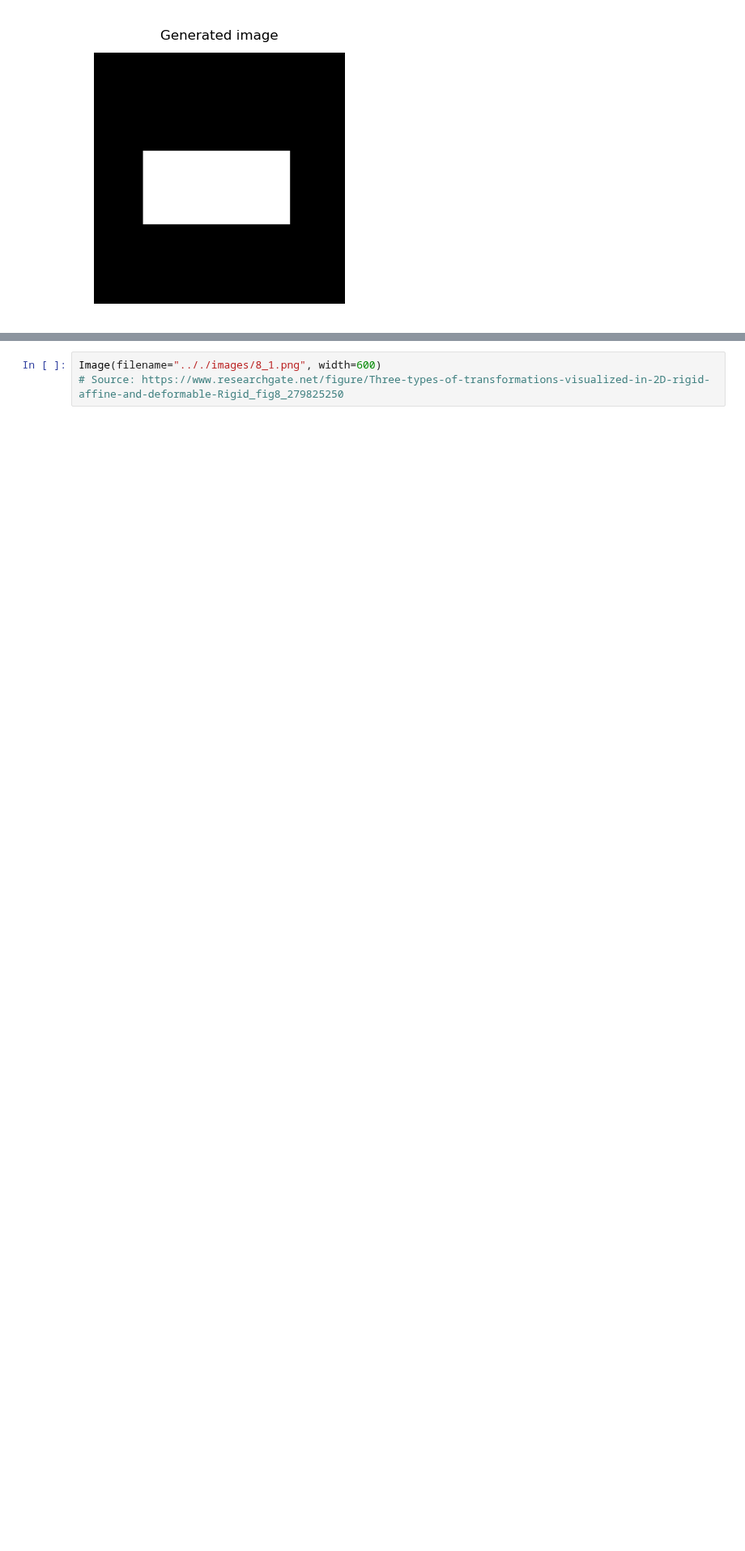
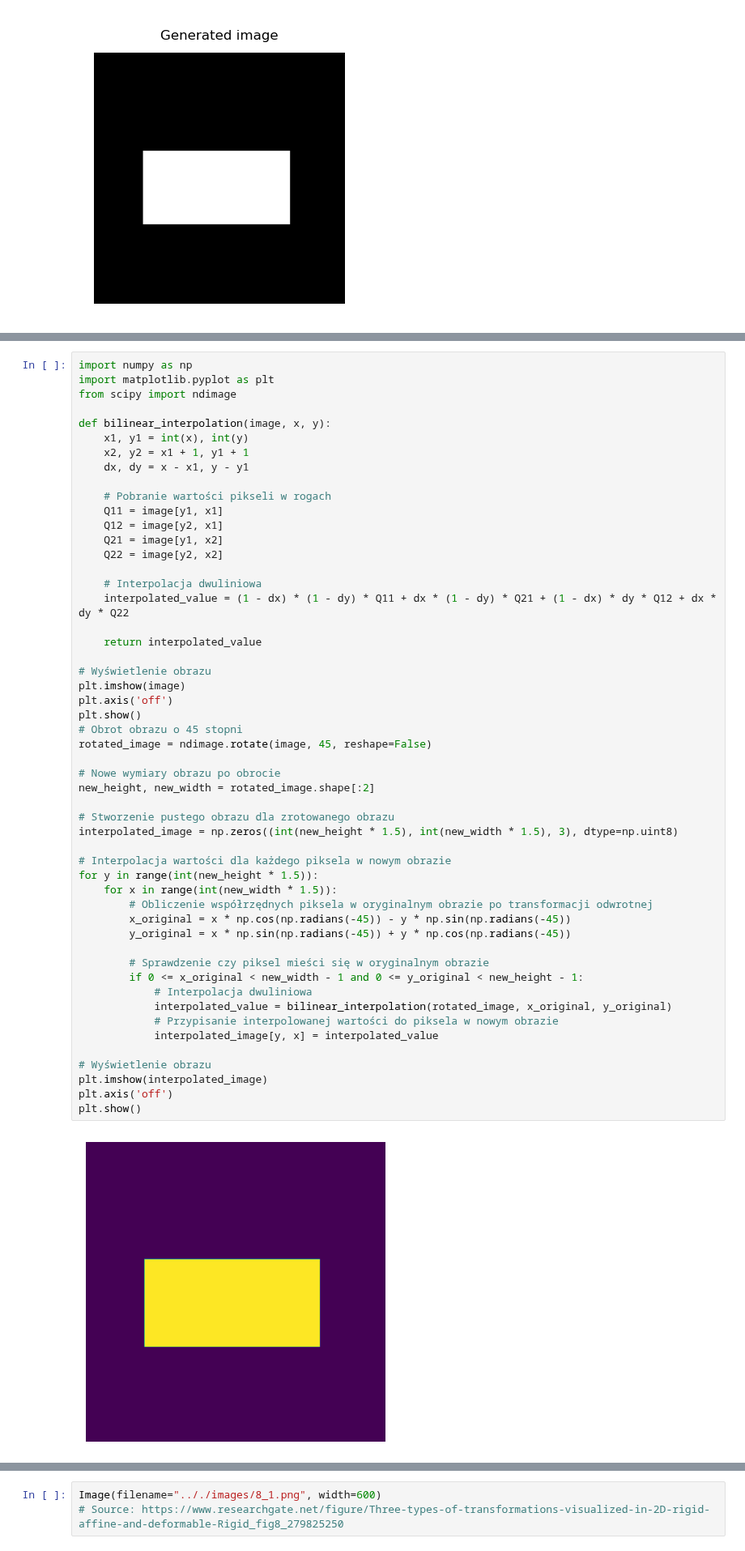
Before and after one commit to aflorkowska/Image-Processing, a Jupyter notebook: PL/8_Interpolacja i macierze transformacji.ipynb, the cells around one changed output, grey strips where cells are left out. Shown at 81% size. Drawn from its saved outputs; the diff is of its cells as text; blank space fills up the shorter version.

```diff
--- a/PL/8_Interpolacja i macierze transformacji.ipynb
+++ b/PL/8_Interpolacja i macierze transformacji.ipynb
@@ -165,0 +119,54 @@ plt.show()
+# %%
+import numpy as np
+import matplotlib.pyplot as plt
+from scipy import ndimage
+
+def bilinear_interpolation(image, x, y):
+    x1, y1 = int(x), int(y)
+    x2, y2 = x1 + 1, y1 + 1
+    dx, dy = x - x1, y - y1
+
+    # Pobranie wartości pikseli w rogach
+    Q11 = image[y1, x1]
+    Q12 = image[y2, x1]
+    Q21 = image[y1, x2]
+    Q22 = image[y2, x2]
+
+    # Interpolacja dwuliniowa
+    interpolated_value = (1 - dx) * (1 - dy) * Q11 + dx * (1 - dy) * Q21 + (1 - dx) * dy * Q12 + dx * dy * Q22
+
+    return interpolated_value
+
+# Wyświetlenie obrazu
+plt.imshow(image)
+plt.axis('off')
+plt.show()
+# Obrot obrazu o 45 stopni
+rotated_image = ndimage.rotate(image, 45, reshape=False)
+
+# Nowe wymiary obrazu po obrocie
+new_height, new_width = rotated_image.shape[:2]
+
+# Stworzenie pustego obrazu dla zrotowanego obrazu
+interpolated_image = np.zeros((int(new_height * 1.5), int(new_width * 1.5), 3), dtype=np.uint8)
+
+# Interpolacja wartości dla każdego piksela w nowym obrazie
+for y in range(int(new_height * 1.5)):
+    for x in range(int(new_width * 1.5)):
+        # Obliczenie współrzędnych piksela w oryginalnym obrazie po transformacji odwrotnej
+        x_original = x * np.cos(np.radians(-45)) - y * np.sin(np.radians(-45))
+        y_original = x * np.sin(np.radians(-45)) + y * np.cos(np.radians(-45))
+
+        # Sprawdzenie czy piksel mieści się w oryginalnym obrazie
+        if 0 <= x_original < new_width - 1 and 0 <= y_original < new_height - 1:
+            # Interpolacja dwuliniowa
+            interpolated_value = bilinear_interpolation(rotated_image, x_original, y_original)
+            # Przypisanie interpolowanej wartości do piksela w nowym obrazie
+            interpolated_image[y, x] = interpolated_value
+
+# Wyświetlenie obrazu
+plt.imshow(interpolated_image)
+plt.axis('off')
+plt.show()
+# %% [output]
+[figure, added]
```
Also changed, not shown: parts of 5 cells of this notebook.
